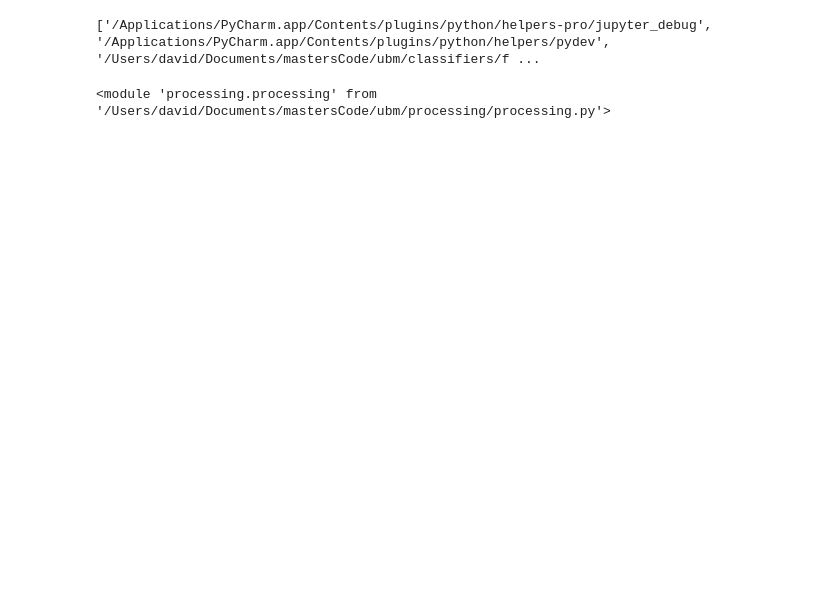
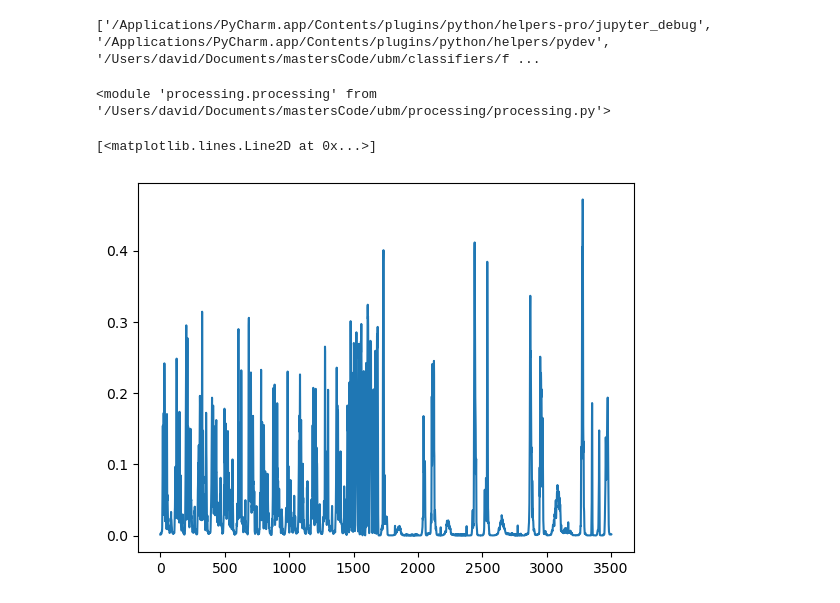
Before and after one commit to Davidjames9610/ubm, a Jupyter notebook: classifiers/fhmm/development/whale_verification_v1.ipynb, the cells around one changed output. Saved outputs shown, nothing was run; the diff lists cells and outputs as text; code cells hidden in the pictures; blank space fills up the shorter version.

```diff
--- a/classifiers/fhmm/development/whale_verification_v1.ipynb
+++ b/classifiers/fhmm/development/whale_verification_v1.ipynb
@@ -37,2 +39,18 @@ reload(processing)
 # %% [output]
 <module 'processing.processing' from '/Users/david/Documents/mastersCode/ubm/processing/processing.py'>
+# %%
+
+processing = proc.Processing()
+
+all_sounds = []
+for file in adsTrain.files:
+    whale_signal = processing.file_to_signal(file)
+    whale_signal = processing.normalize_signal(whale_signal)
+    all_sounds.append(whale_signal)
+all_sounds = np.array([item for sublist in all_sounds for item in sublist])
+# %%
+ap = utils.periodic_power(all_sounds, 1000, 500)
+plt.plot(ap)
+# %% [output]
+[<matplotlib.lines.Line2D at 0x...>]
+[figure, added]
```
Also changed, not shown: parts of 4 cells of this notebook, 10 other files.
